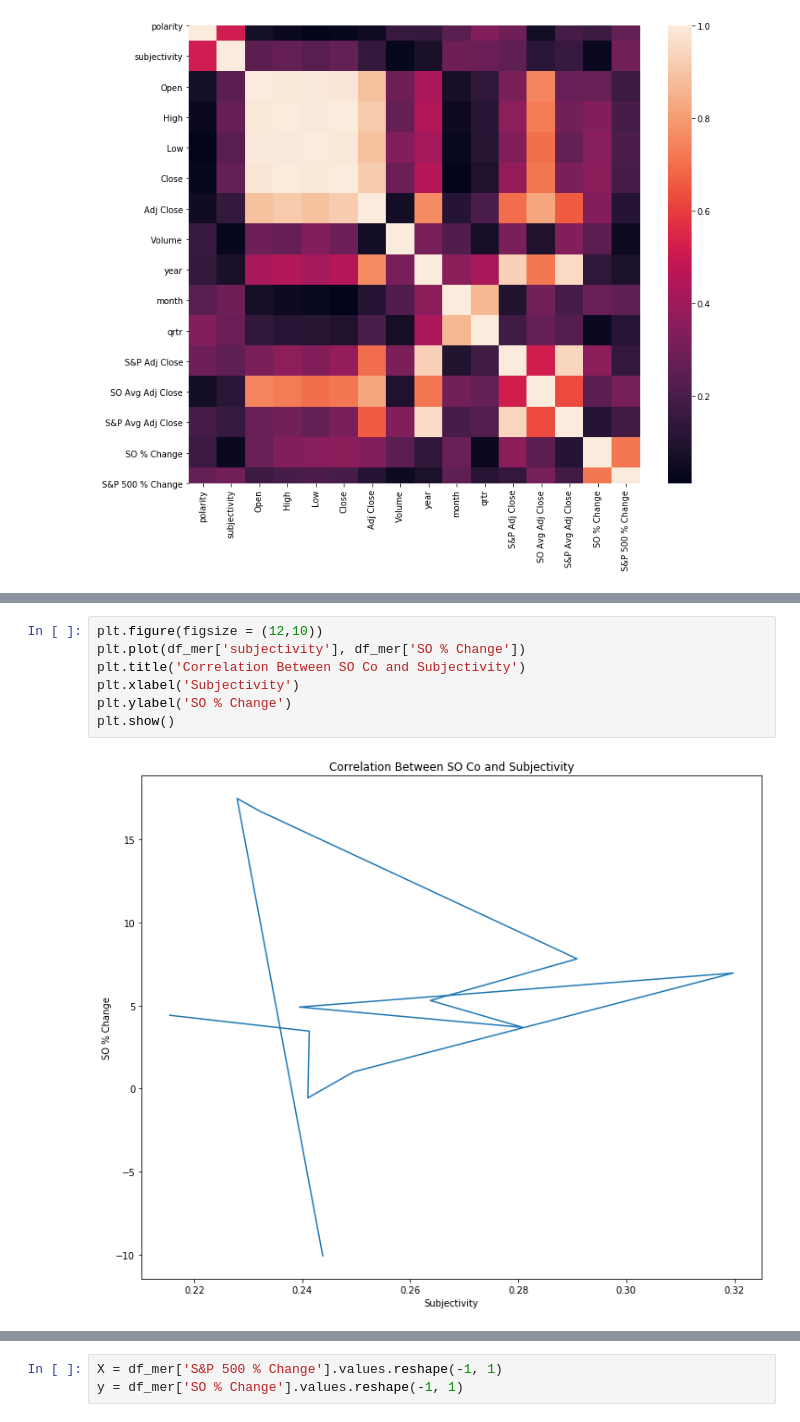
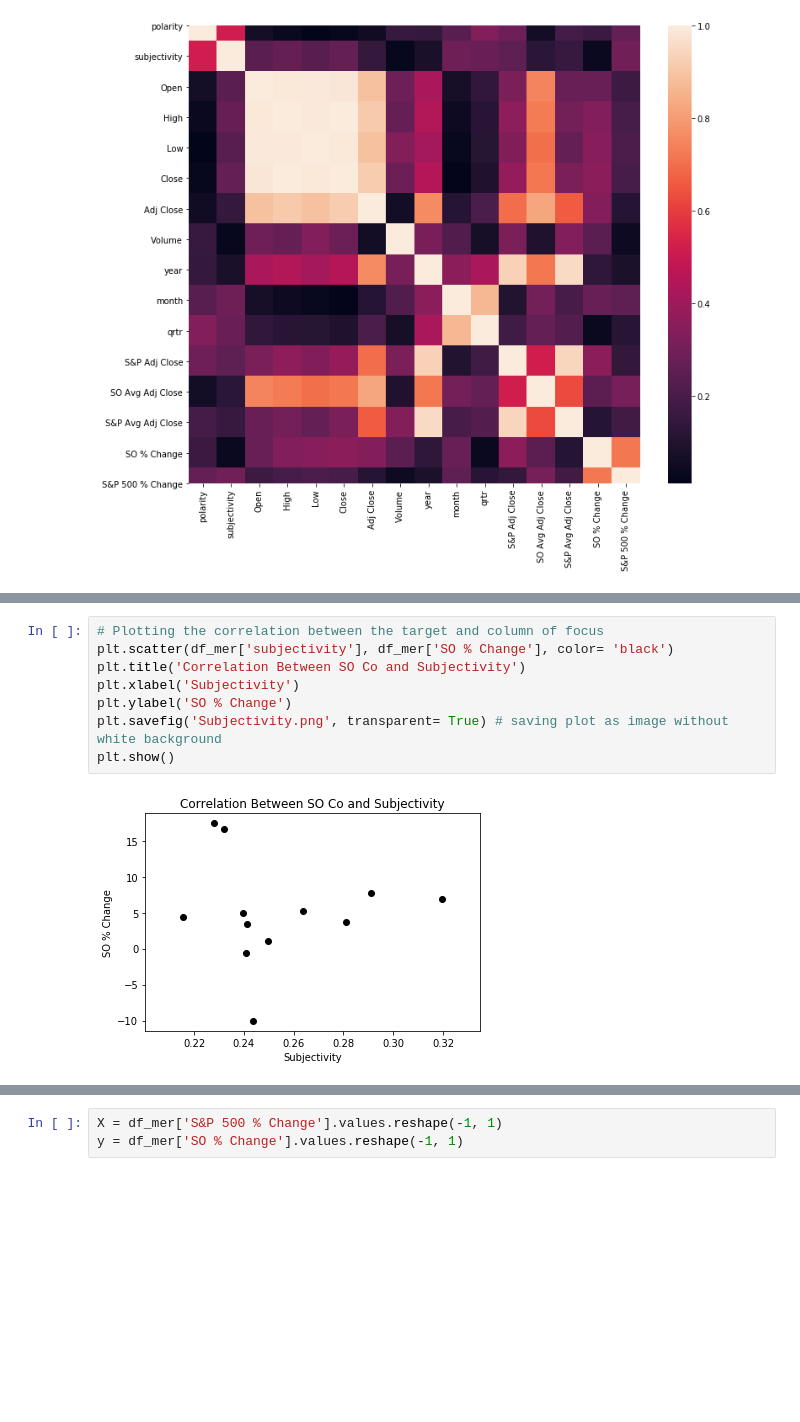
Before and after one commit to bmor2552/QQuarterlyInc, a Jupyter notebook: Notebooks/Step2_Sentiment_Analysis.ipynb, the cells around one changed output, grey strips where cells are left out. Cells and saved outputs as stored; diff of their text form; blank space fills up the shorter version.

```diff
--- a/Notebooks/Step2_Modeling.ipynb
+++ b/Notebooks/Step2_Sentiment_Analysis.ipynb
@@ -894,9 +907,10 @@ plt.show()
 # %%
-plt.figure(figsize = (12,10))
-plt.plot(df_mer['subjectivity'], df_mer['SO % Change'])
+# Plotting the correlation between the target and column of focus
+plt.scatter(df_mer['subjectivity'], df_mer['SO % Change'], color= 'black')
 plt.title('Correlation Between SO Co and Subjectivity')
 plt.xlabel('Subjectivity')
 plt.ylabel('SO % Change')
+plt.savefig('Subjectivity.png', transparent= True) # saving plot as image without white background
 plt.show()
 # %% [output]
-[figure, old version]
+[figure, new version]
```
Also changed, not shown: parts of 20 cells of this notebook, 3 other files.
